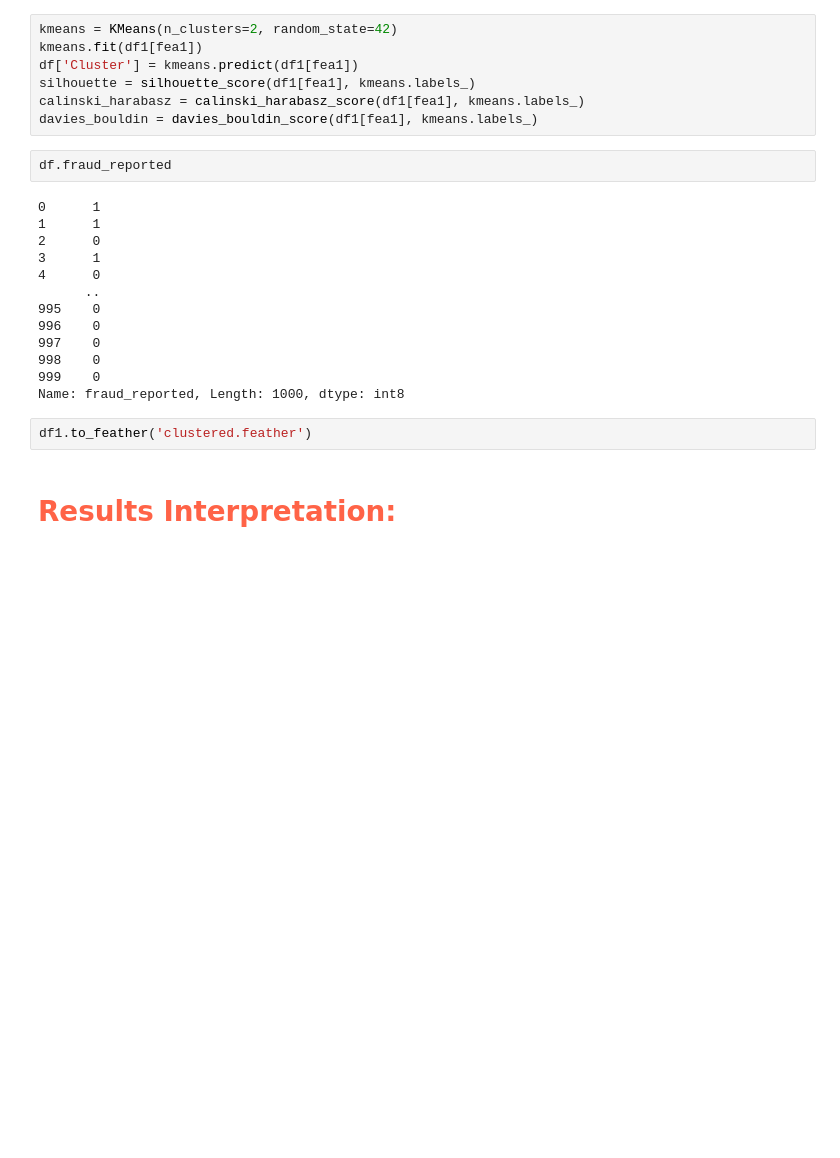
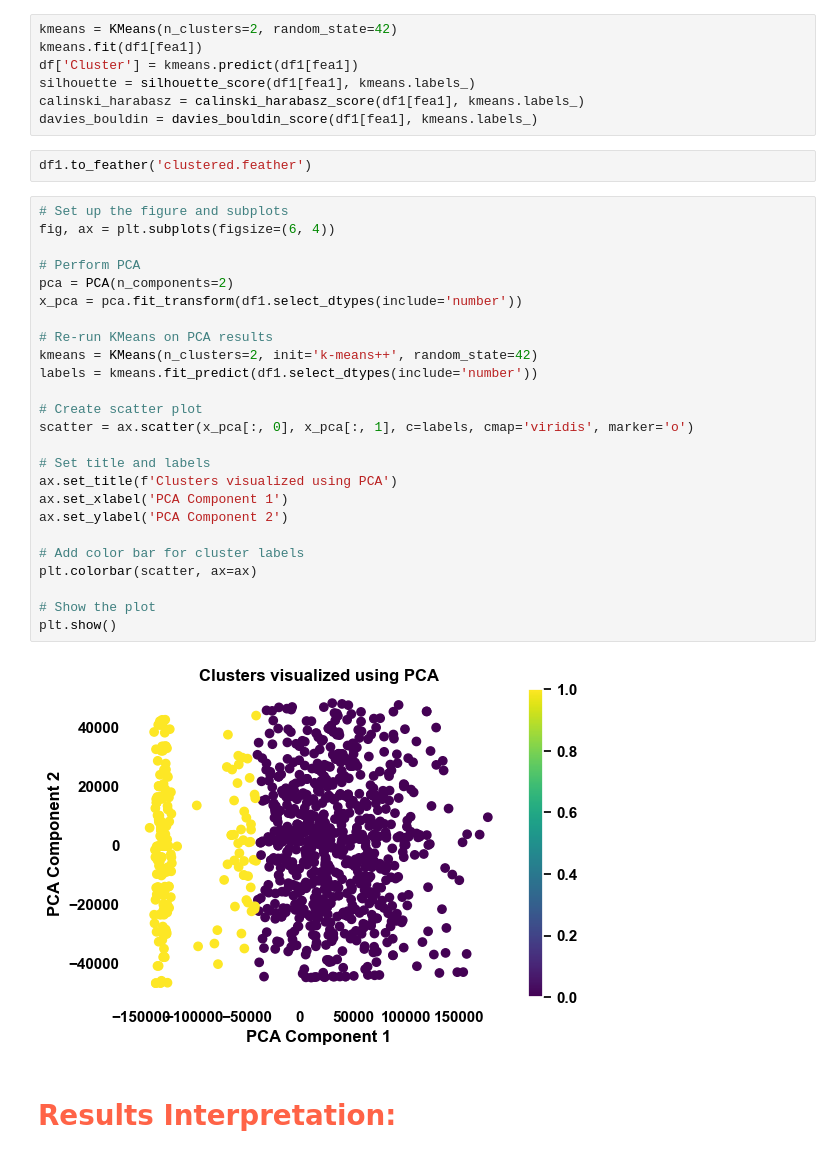
Before and after one commit to Santhosh-Analytics/Insurance_Analytics_Prediction, a Jupyter notebook: Clustering.ipynb, the cells around one changed output. Saved outputs shown, nothing was run; the diff lists cells and outputs as text; blank space fills up the shorter version.

```diff
--- a/Clustering.ipynb
+++ b/Clustering.ipynb
@@ -509,23 +511,35 @@ df['Cluster'] = kmeans.predict(df1[fea1])
 silhouette = silhouette_score(df1[fea1], kmeans.labels_)
 calinski_harabasz = calinski_harabasz_score(df1[fea1], kmeans.labels_)
 davies_bouldin = davies_bouldin_score(df1[fea1], kmeans.labels_)
-# %%
-df.fraud_reported
-# %% [output]
-0      1
-1      1
-2      0
-3      1
-4      0
-      ..
-995    0
-996    0
-997    0
-998    0
-999    0
-Name: fraud_reported, Length: 1000, dtype: int8
 # %%
 df1.to_feather('clustered.feather')
+# %%
+# Set up the figure and subplots
+fig, ax = plt.subplots(figsize=(6, 4))
+
+# Perform PCA
+pca = PCA(n_components=2)
+x_pca = pca.fit_transform(df1.select_dtypes(include='number'))
+
+# Re-run KMeans on PCA results
+kmeans = KMeans(n_clusters=2, init='k-means++', random_state=42)
+labels = kmeans.fit_predict(df1.select_dtypes(include='number'))
+
+# Create scatter plot
+scatter = ax.scatter(x_pca[:, 0], x_pca[:, 1], c=labels, cmap='viridis', marker='o')
+
+# Set title and labels
+ax.set_title(f'Clusters visualized using PCA')
+ax.set_xlabel('PCA Component 1')
+ax.set_ylabel('PCA Component 2')
+
+# Add color bar for cluster labels
+plt.colorbar(scatter, ax=ax)
+
+# Show the plot
+plt.show()
+# %% [output]
+[figure, added]
 # %% [markdown]
 # <span style="color:Tomato;">Results Interpretation:</span>
 # %% [markdown]
```
Also changed, not shown: parts of 7 cells of this notebook, 1 other file.
